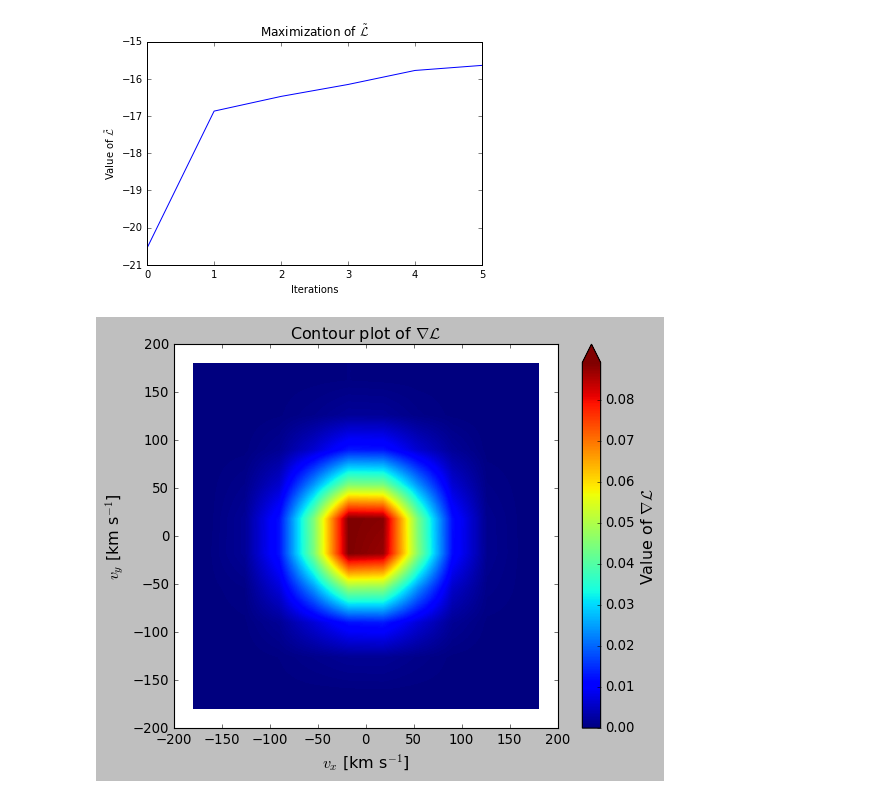
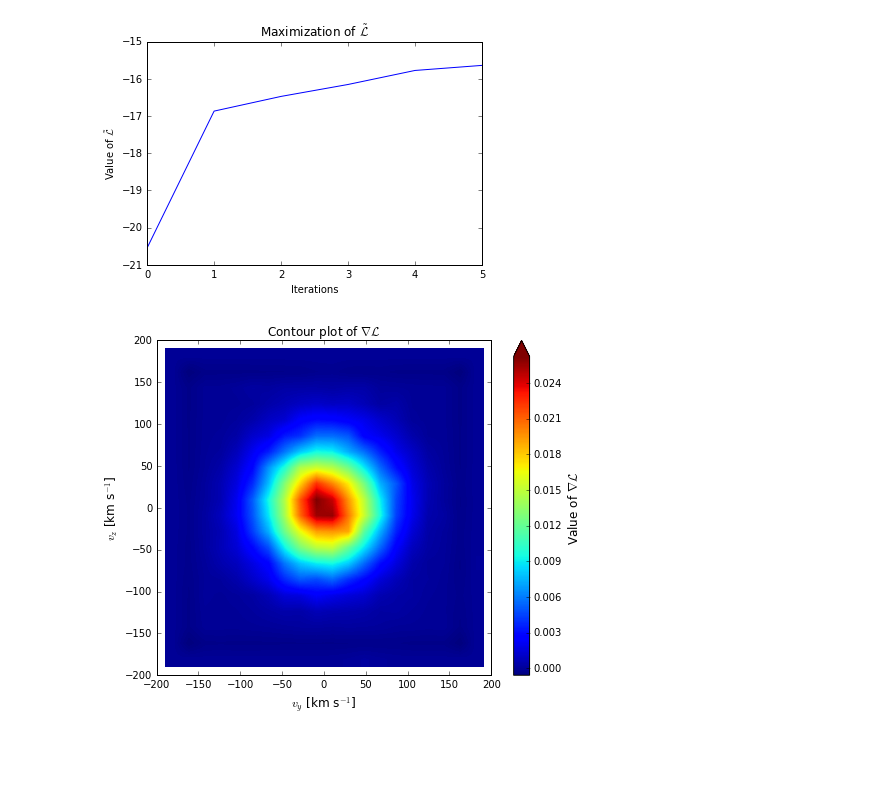
Before and after one commit to PaulMcMillan-Astro/DeprojectionProject, a Jupyter notebook: InitialDeprojectionNotebook.ipynb, the cells around one changed output. Cells and saved outputs as stored; diff of their text form; code cells hidden in the pictures; blank space fills up the shorter version.

```diff
--- a/InitialDeprojectionNotebook.ipynb
+++ b/InitialDeprojectionNotebook.ipynb
@@ -49,7 +51,7 @@ WARNING: OverflowError converting to IntType in column eage, reverting to String
 # %% [markdown]
 If we choose to use pseudodata instead, we can specify the desired number of stars, $N$, as well as the mean velocities and dispersions for the Gaussian velocity distribution of each component $v_x,\ v_y,\ v_z$. The pseudosample can then be generated using the $\texttt{model_sample}$ function.
 # %%
-N = 10000 #Number of stars we want to use in our sample
+N = 5000 #Number of stars we want to use in our sample
 v0 = np.array([0,0,0]) #The mean velocities of our pseudosample Gaussian velocity distributions
 v_disp = np.array([50,50,50]) #The velocity dispersions of the Gaussians
 sample = model_sample(N,v0,v_disp) #Uncomment to use pseudosample
@@ -331,9 +321,9 @@ plot_L(phiall,pvals,rhatvals,vmin,dv,n,1e-10)
 # %% [output]
 [figure]
 # %%
-plot_grad_L(phi0,'xy',8.2e-12,pvals,rhatvals,vmin, dv,n)
+plot_grad_L(phi0,'yz',1e-10,pvals,rhatvals,vmin, dv,n)
 # %% [output]
-[figure, old version]
+[figure, new version]
 # %%
 def opt_alpha(alpha0,M,N,pvals,rhatvals,vmin,dv,n,tol=0.005):
 
```
Also changed, not shown: parts of 33 cells of this notebook, 3 other files.
